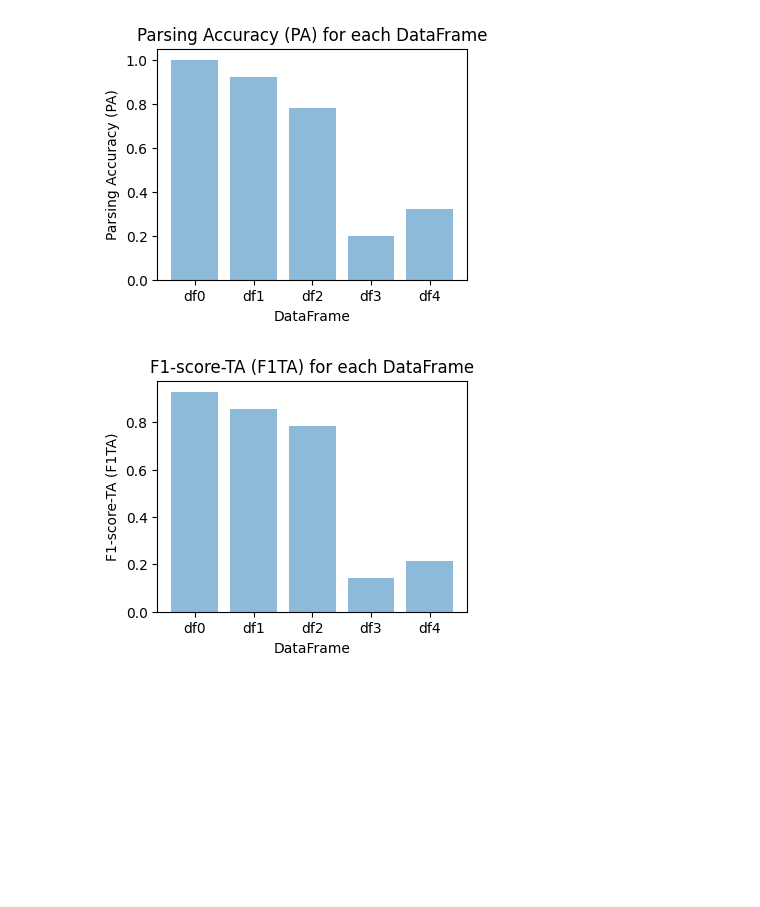
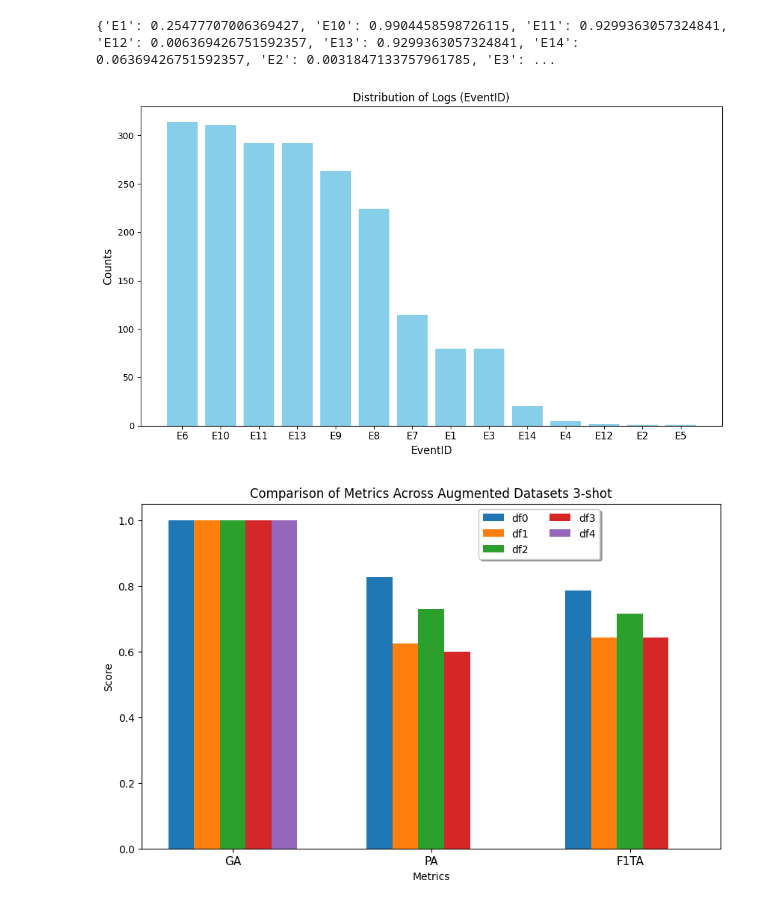
Before and after one commit to shashank-2102/BEP_Shashank_Logs, a Jupyter notebook: eval_metrics.ipynb, the cells around one changed output. Saved outputs shown, nothing was run; the diff lists cells and outputs as text; code cells hidden in the pictures; blank space fills up the shorter version.

```diff
--- a/eval_metrics.ipynb
+++ b/eval_metrics.ipynb
@@ -303,7 +0,0 @@ plot_metrics(ab_df5)
-# %%
-abl= load_csvs_from_folder("data\parsed\\abltest")
-plot_metrics(abl)
-#no 3, 4, 5 and abl3 and abl5
-# %% [output]
-[figure, removed]
-[figure, removed]
@@ -309,0 +8,49 @@ plot_metrics(abl)
+# %%
+# path = "data\HDFS_2K\HDFS_2k.log_structured.csv"
+# df = pd.read_csv(path)
+# df_filtered = df.groupby('EventId')["EventTemplate"].count()
+# df_filtered
+
+#dist of logs
+event_counts = {
+    'E1': 80,
+    'E10': 311,
+    'E11': 292,
+    'E12': 2,
+    'E13': 292,
+    'E14': 20,
+    'E2': 1,
+    'E3': 80,
+    'E4': 5,
+    'E5': 1,
+    'E6': 314,
+    'E7': 115,
+    'E8': 224,
+    'E9': 263
+}
+
+
+max_count = max(event_counts.values())
+
+# normalise weights
+normalized_weights = {event: count / max_count for event, count in event_counts.items()}
+
+print(normalized_weights)
+# %% [output]
+{'E1': 0.25477707006369427, 'E10': 0.9904458598726115, 'E11': 0.9299363057324841, 'E12': 0.006369426751592357, 'E13': 0.9299363057324841, 'E14': 0.06369426751592357, 'E2': 0.0031847133757961785, 'E3': ...
+# %%
+sorted_event_counts = dict(sorted(event_counts.items(), key=lambda x: x[1], reverse=True))
+events = list(sorted_event_counts.keys())
+counts = list(sorted_event_counts.values())
+
+plt.figure(figsize=(10, 6))
+plt.bar(events, counts, color='skyblue')
+plt.xlabel('EventID', fontsize = 12)
+plt.ylabel('Counts', fontsize = 12)
+plt.yticks(fontsize = 10)
+plt.title('Distribution of Logs (EventID)')
+plt.xticks(fontsize = 11)
+plt.tight_layout()
+plt.show()
+# %% [output]
+[figure, added]
@@ -309,0 +197,5 @@ plot_metrics(abl)
+# %%
+dataframes3 = load_csvs_from_folder("data\parsed\\FINAL\\3ParsedFull")
+plot_metrics(dataframes3, 3)
+# %% [output]
+[figure, added]
```
Also changed, not shown: parts of 38 cells of this notebook, 7 other files.
